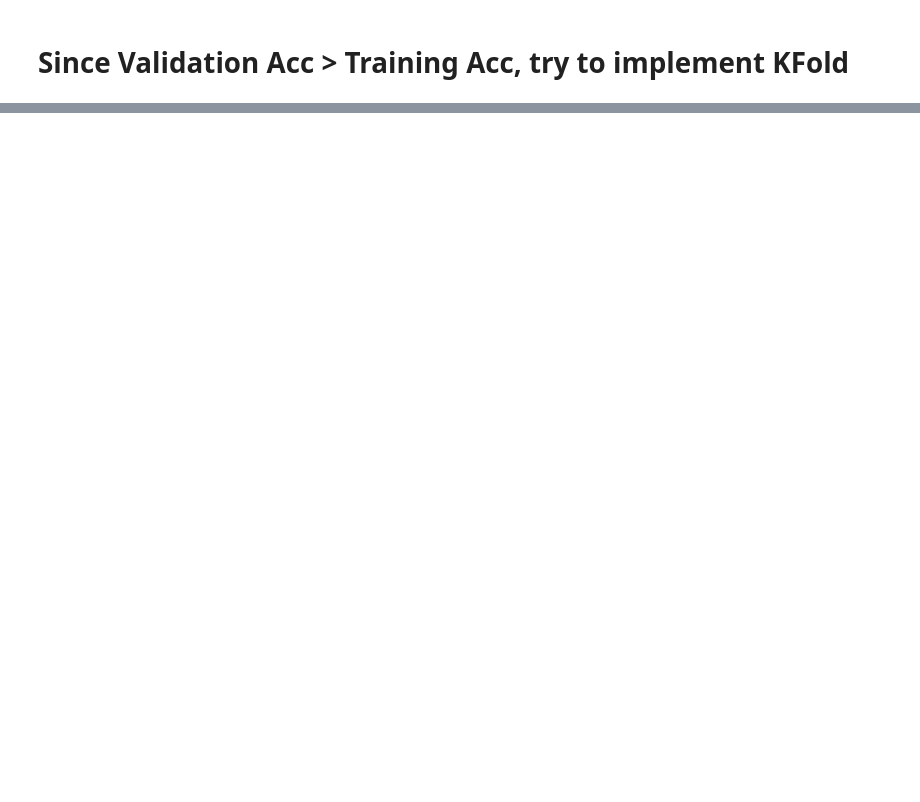
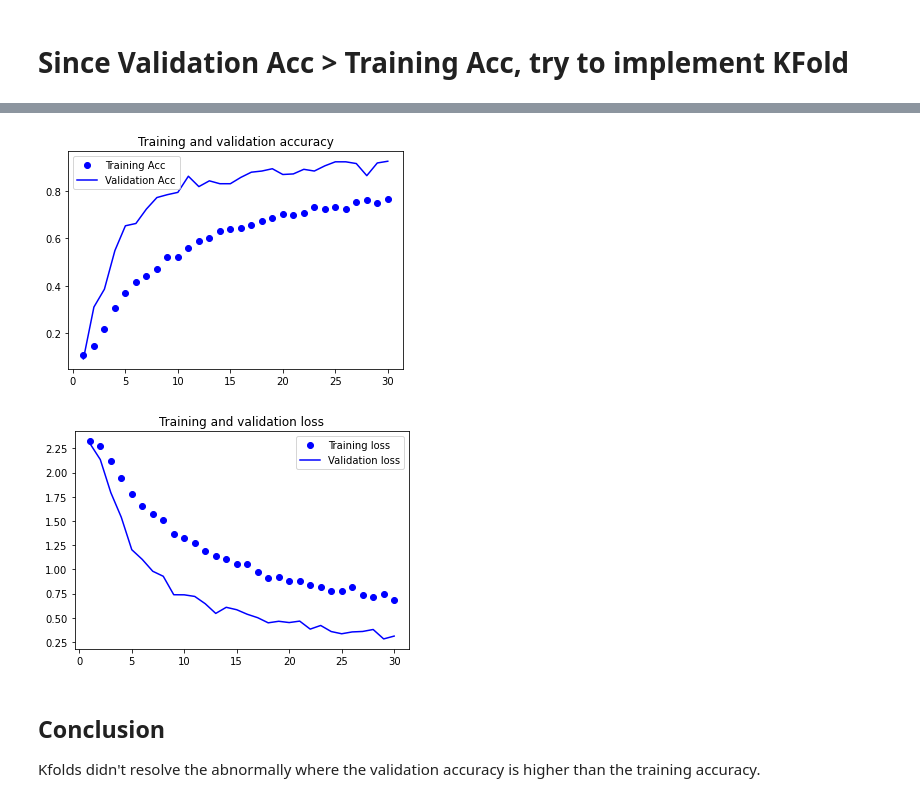
Before and after one commit to rhong5/hello-world, a Jupyter notebook: Computer_Vision/CNN/Sign_Language_Digits/sign-language-w-validation.ipynb, the cells around one changed output, grey strips where cells are left out. Saved outputs shown, nothing was run; the diff lists cells and outputs as text; code cells hidden in the pictures; blank space fills up the shorter version.

Commit message:
Added KFold Validation

```diff
--- a/Computer_Vision/CNN/Sign_Language_Digits/sign-language-w-validation.ipynb
+++ b/Computer_Vision/CNN/Sign_Language_Digits/sign-language-w-validation.ipynb
@@ -308,2 +308,14 @@ plt.show()
 # %% [markdown]
 # Since Validation Acc > Training Acc, try to implement KFold
+# %%
+from sklearn.model_selection import KFold
+
+kf = KFold(n_splits=5, shuffle=True)
+for train, test in kf.split(X, Y):
+ trainX, testX = X[train], X[test]
+ trainY, testY = Y[train], Y[test]
+
+trainX = trainX.reshape(1650,64,64,1)
+testX = testX.reshape(412, 64,64,1)
+trainY = trainY.reshape(1650,10)
+testY = testY.reshape(412, 10)
@@ -309,0 +366,8 @@ plt.show()
+# %%
+clear_session()
+
+history3 = model3.fit(datagen.flow(trainX, trainY, batch_size=32),
+          epochs=30, validation_data=(testX,testY))
+score = model3.evaluate(testX, testY, verbose=0)
+print('Test loss:', score[0])
+print('Test accuracy:', score[1])
@@ -309,0 +392,27 @@ plt.show()
+# %%
+acc = history3.history['accuracy']
+val_acc = history3.history['val_accuracy']
+loss = history3.history['loss']
+val_loss = history3.history['val_loss']
+
+
+epochs = range(1, len(acc)+1)
+
+plt.plot(epochs, acc, 'bo', label='Training Acc')
+plt.plot(epochs, val_acc, 'b', label='Validation Acc')
+plt.title('Training and validation accuracy')
+plt.legend()
+plt.figure()
+
+plt.plot(epochs, loss, 'bo', label='Training loss')
+plt.plot(epochs, val_loss, 'b', label='Validation loss')
+plt.title('Training and validation loss')
+plt.legend()
+plt.show()
+# %% [output]
+[figure, added]
+[figure, added]
+# %% [markdown]
+## Conclusion
+
+Kfolds didn't resolve the abnormally where the validation accuracy is higher than the training accuracy.
```
Also changed, not shown: parts of 10 cells of this notebook.
